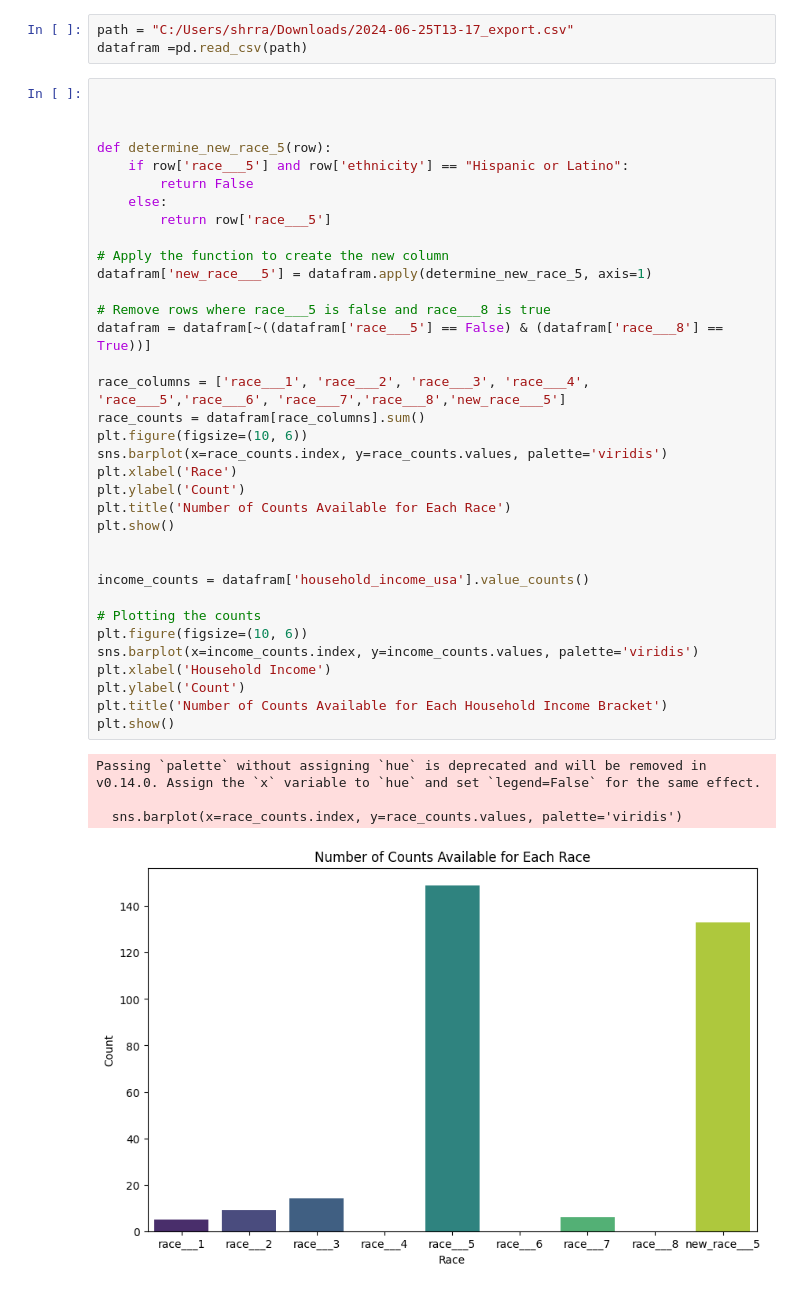
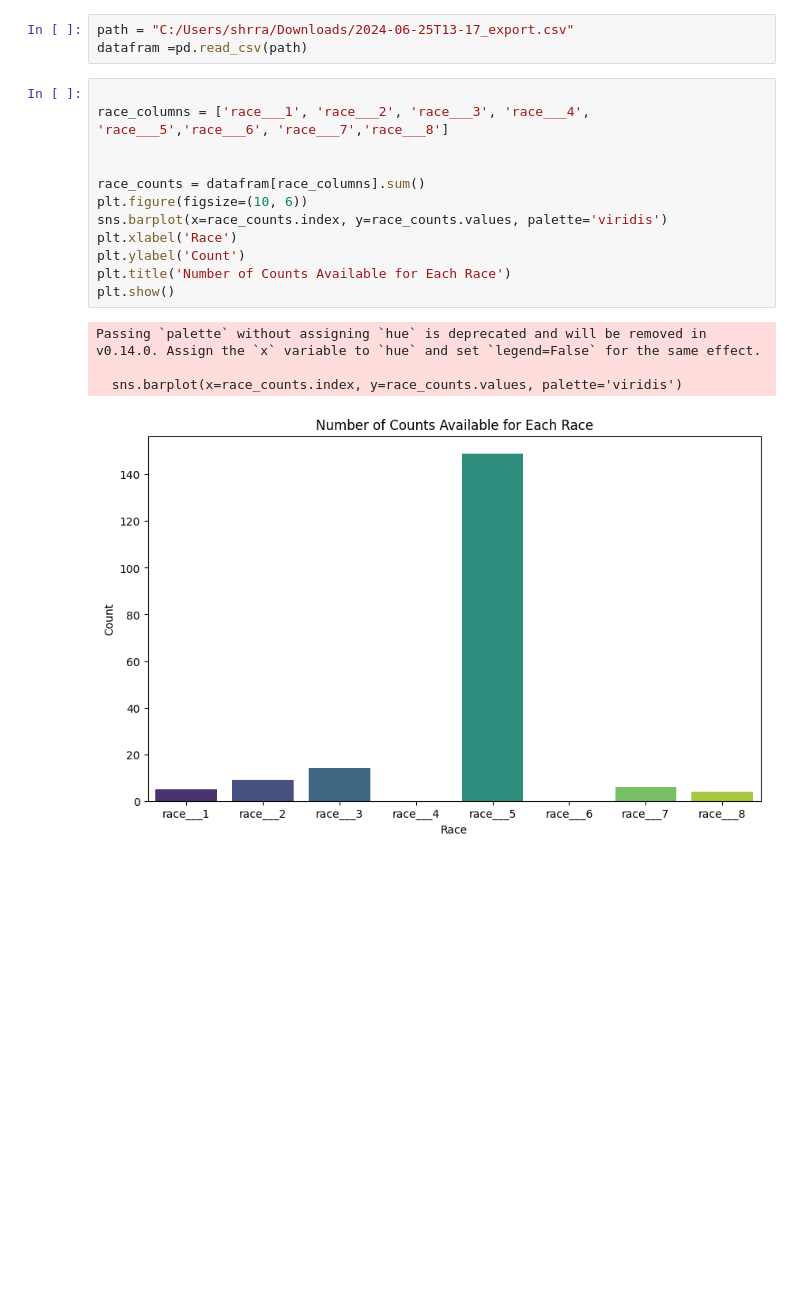
Before and after one commit to ArtKrutsko/B2AI-Project3, a Jupyter notebook: Initial race.ipynb, the cells around one changed output. Saved outputs shown, nothing was run; the diff lists cells and outputs as text; blank space fills up the shorter version.

Commit message:
Revert "Race"

```diff
--- a/Initial race.ipynb
+++ b/Initial race.ipynb
@@ -14,41 +14,18 @@ path = "C:/Users/shrra/Downloads/2024-06-25T13-17_export.csv"
 datafram =pd.read_csv(path)
 # %%
 
+race_columns = ['race___1', 'race___2', 'race___3', 'race___4', 'race___5','race___6', 'race___7','race___8']
 
 
-def determine_new_race_5(row):
-    if row['race___5'] and row['ethnicity'] == "Hispanic or Latino":
-        return False
-    else:
-        return row['race___5']
-
-# Apply the function to create the new column
-datafram['new_race___5'] = datafram.apply(determine_new_race_5, axis=1)
-
-# Remove rows where race___5 is false and race___8 is true
-datafram = datafram[~((datafram['race___5'] == False) & (datafram['race___8'] == True))]
-
-race_columns = ['race___1', 'race___2', 'race___3', 'race___4', 'race___5','race___6', 'race___7','race___8','new_race___5']
 race_counts = datafram[race_columns].sum()
 plt.figure(figsize=(10, 6))
 sns.barplot(x=race_counts.index, y=race_counts.values, palette='viridis')
 plt.xlabel('Race')
 plt.ylabel('Count')
 plt.title('Number of Counts Available for Each Race')
 plt.show()
-
-
-income_counts = datafram['household_income_usa'].value_counts()
-
-# Plotting the counts
-plt.figure(figsize=(10, 6))
-sns.barplot(x=income_counts.index, y=income_counts.values, palette='viridis')
-plt.xlabel('Household Income')
-plt.ylabel('Count')
-plt.title('Number of Counts Available for Each Household Income Bracket')
-plt.show()
 # %% [output]
 Passing `palette` without assigning `hue` is deprecated and will be removed in v0.14.0. Assign the `x` variable to `hue` and set `legend=False` for the same effect.
 
   sns.barplot(x=race_counts.index, y=race_counts.values, palette='viridis')
-[figure, old version]
+[figure, new version]
```
Also changed, not shown: parts of 10 cells of this notebook, 2 other files.
